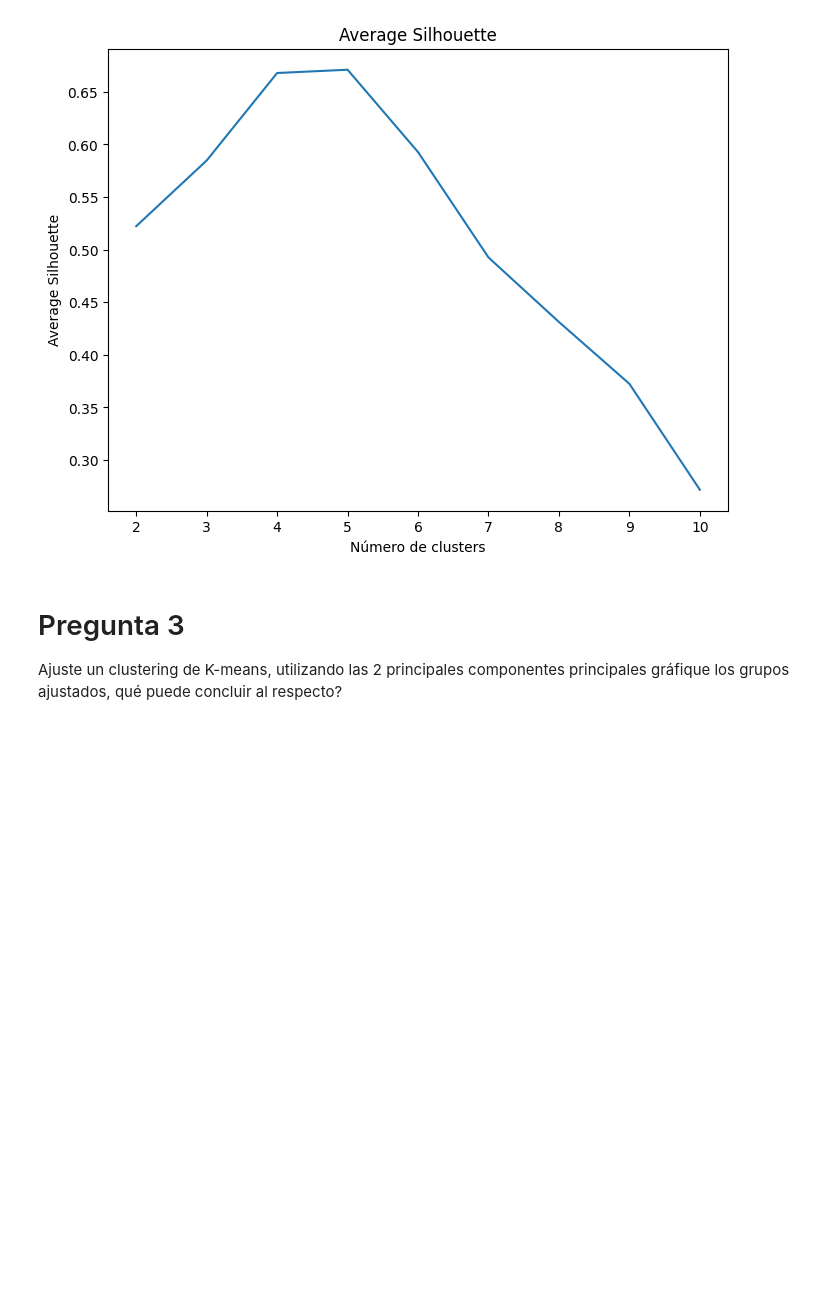
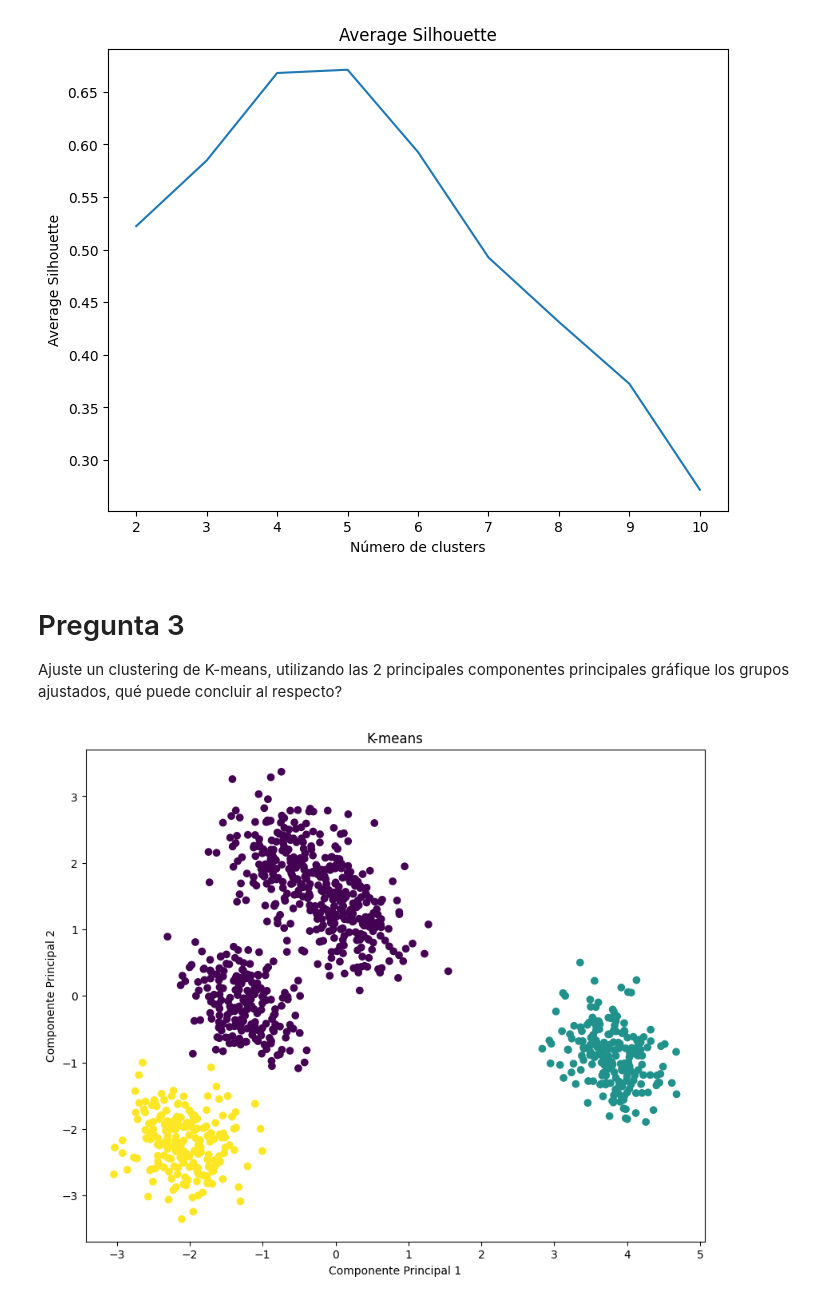
Before and after one commit to davidlealo/tallermodelosnosupervisados, a Jupyter notebook: taller_v1.ipynb, the cells around one changed output. Drawn from its saved outputs; the diff is of its cells as text; code cells hidden in the pictures; blank space fills up the shorter version.

```diff
--- a/taller_v1.ipynb
+++ b/taller_v1.ipynb
@@ -172,10 +172,14 @@ plt.show()
 # %% [markdown]
 # Pregunta 3
 Ajuste un clustering de K-means, utilizando las 2 principales componentes principales gráfique los grupos ajustados, qué puede concluir al respecto?
-# %%
-# Importar KMeans
-from sklearn.cluster import KMeans
-
-# Realizar KMeans
-kmeans = KMeans(n_clusters=3, random_state=42)
-kmeans.fit(X_pca)
+# %%
+# Ajustar clustering de K-means, utilizando las 2 principales componentes principales gráfique los grupos ajustados
+kmeans = KMeans(n_clusters=3, random_state=0).fit(X_pca)
+plt.figure(figsize=(10, 8))
+plt.scatter(X_pca[:, 0], X_pca[:, 1], c=kmeans.labels_, cmap='viridis')
+plt.xlabel('Componente Principal 1')
+plt.ylabel('Componente Principal 2')
+plt.title('K-means')
+plt.show()
+# %% [output]
+[figure, added]
```
